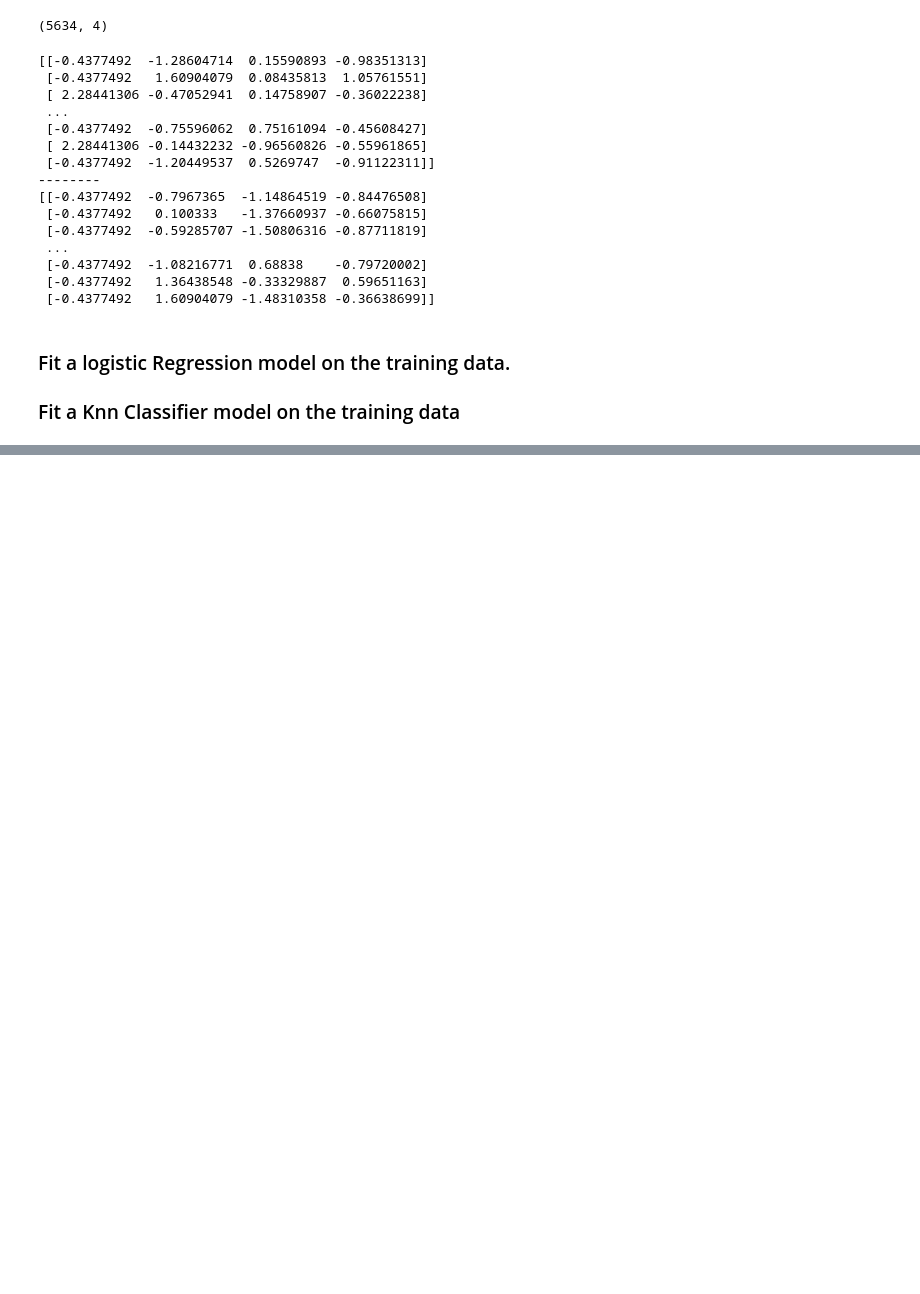
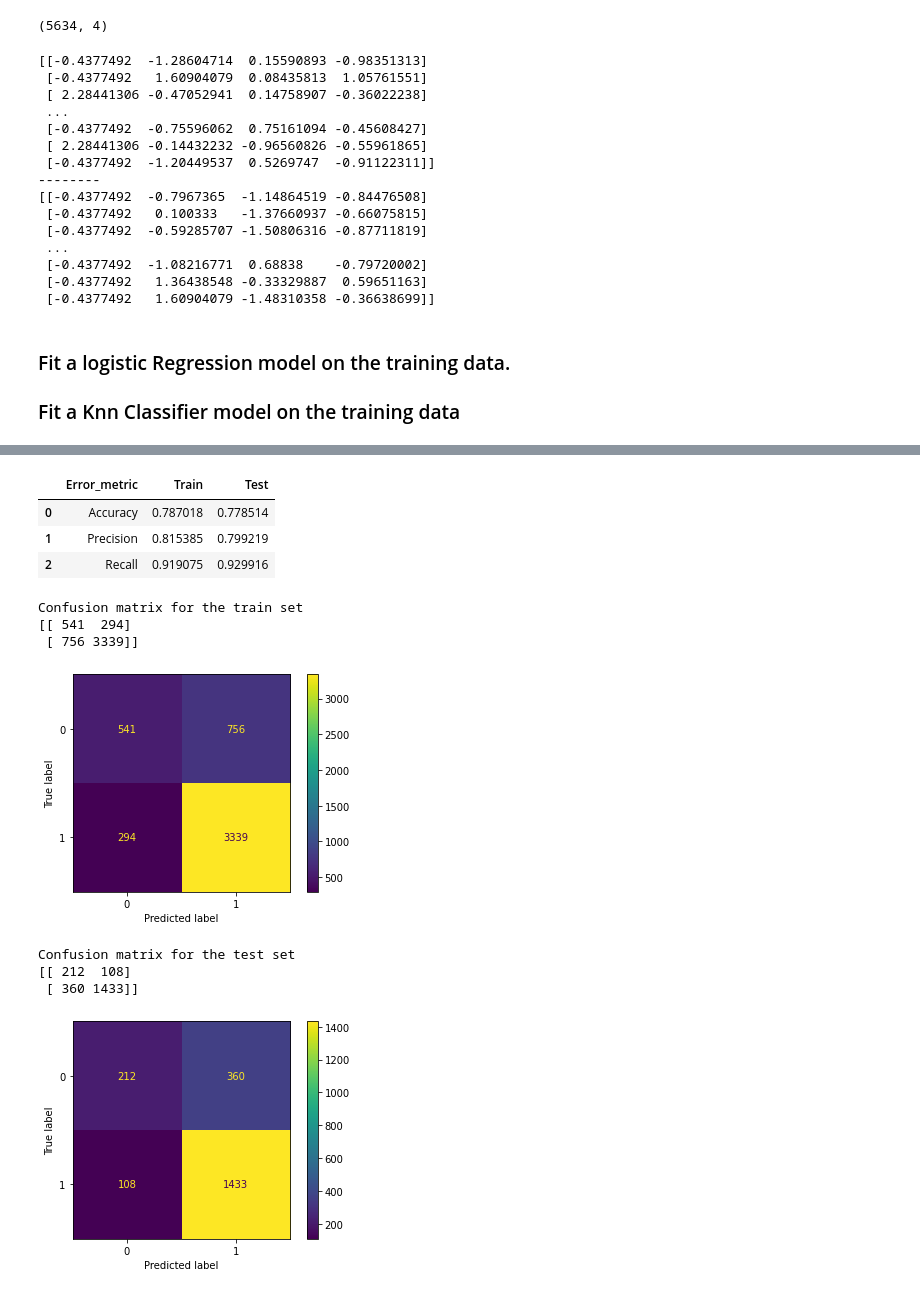
Before and after one commit to tunjaynasibli/IronAssignment, a Jupyter notebook: ML/Classification, Handling Imbalanced Data.ipynb, the cells around one changed output, grey strips where cells are left out. Cells and saved outputs as stored; diff of their text form; code cells hidden in the pictures; blank space fills up the shorter version.

```diff
--- a/ML/Classification, Handling Imbalanced Data.ipynb
+++ b/ML/Classification, Handling Imbalanced Data.ipynb
@@ -219,0 +283,51 @@ TypeError: unsupported operand type(s) for /: 'str' and 'int'
+# %%
+from sklearn.metrics import accuracy_score, precision_score, recall_score, confusion_matrix
+from sklearn.metrics import plot_confusion_matrix
+
+X_train, X_test, y_train, y_test = train_test_split(X, y, test_size=0.30, random_state=11)
+
+# Bear in mind that sklearn uses a different function for decission trees used for
+# classification ( to predict a categorical feature ): DecisionTreeClassifier()
+dt = DecisionTreeClassifier(max_depth=3)
+
+dt.fit(X_train, y_train)
+
+y_pred_train_dt = dt.predict(X_train)
+y_pred_test_dt = dt.predict(X_test)
+
+
+performance_df = pd.DataFrame({'Error_metric': ['Accuracy','Precision','Recall'],
+                               'Train': [accuracy_score(y_train, y_pred_train_dt),
+                                         precision_score(y_train, y_pred_train_dt),
+                                         recall_score(y_train, y_pred_train_dt)],
+                               'Test': [accuracy_score(y_test, y_pred_test_dt),
+                                        precision_score(y_test, y_pred_test_dt),
+                                        recall_score(y_test, y_pred_test_dt)]})
+
+display(performance_df)
+
+print("Confusion matrix for the train set")
+print(confusion_matrix(y_train,y_pred_train_dt).T)
+plot_confusion_matrix(dt,X_train,y_train, values_format = 'd')
+plt.show()
+
+print()
+print()
+
+print("Confusion matrix for the test set")
+print(confusion_matrix(y_test,y_pred_test_dt).T)
+plot_confusion_matrix(dt,X_test,y_test, values_format = 'd')
+plt.show()
+# %% [output]
+|  | Error_metric | Train | Test |
+| 0 | Accuracy | 0.787018 | 0.778514 |
+| 1 | Precision | 0.815385 | 0.799219 |
+| 2 | Recall | 0.919075 | 0.929916 |
+Confusion matrix for the train set
+[[ 541  294]
+ [ 756 3339]]
+[figure, added]
+Confusion matrix for the test set
+[[ 212  108]
+ [ 360 1433]]
+[figure, added]
```
Also changed, not shown: parts of 12 cells of this notebook.
